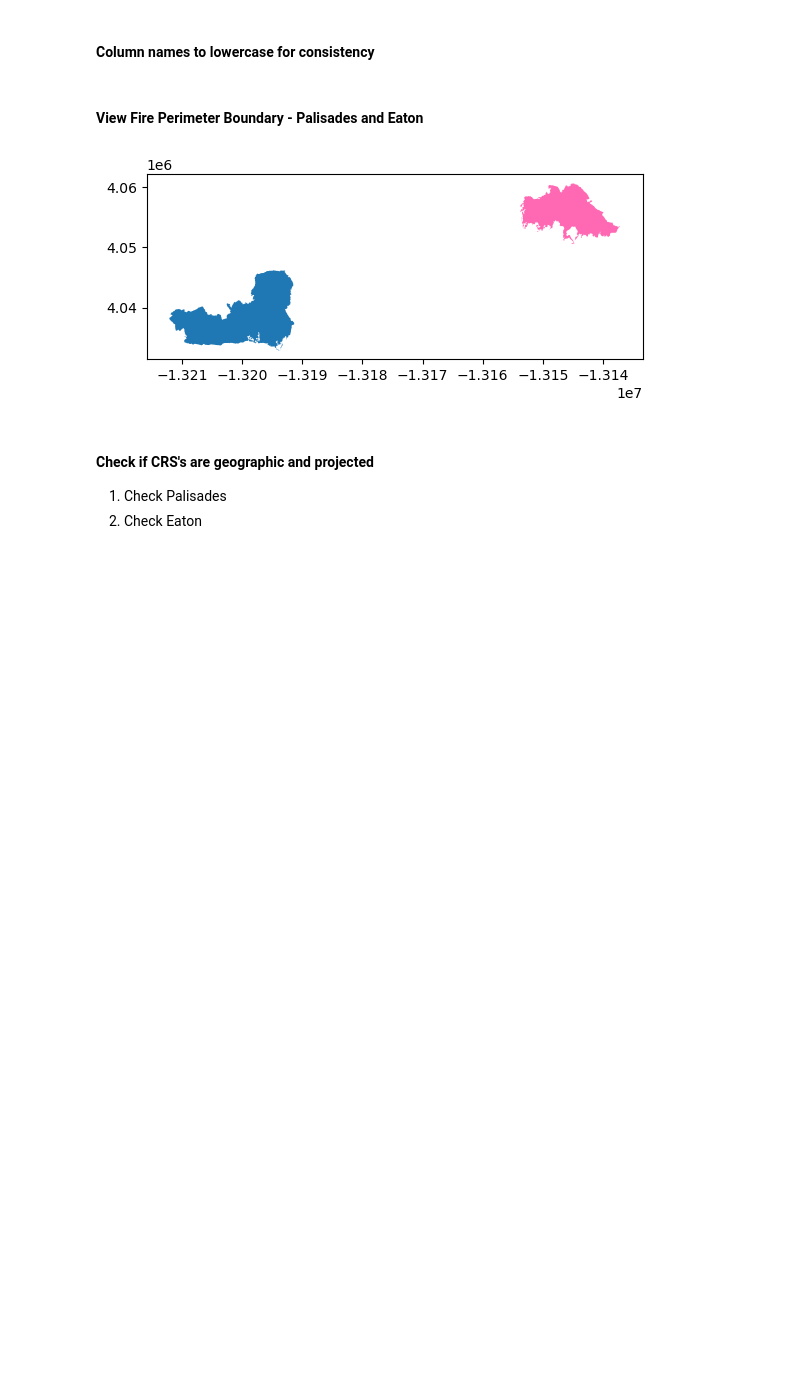
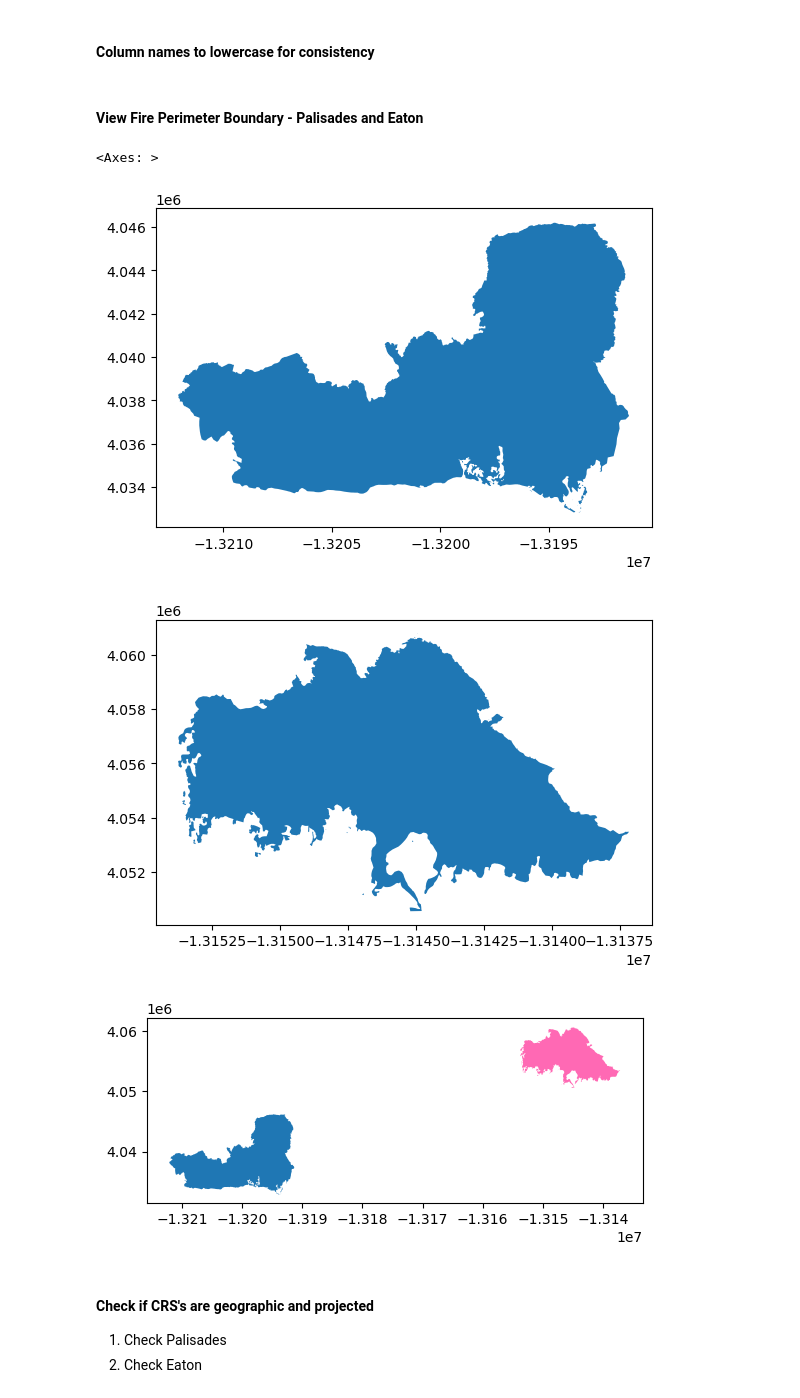
Before and after one commit to marietolteca00/eds220-hwk4, a Jupyter notebook: hwk4-task2-false-color-TOLTECA.ipynb, the cells around one changed output. Cells and saved outputs as stored; diff of their text form; code cells hidden in the pictures; blank space fills up the shorter version.

```diff
--- a/hwk4-task2-false-color-TOLTECA.ipynb
+++ b/hwk4-task2-false-color-TOLTECA.ipynb
@@ -112,11 +112,15 @@ for df in [palisades, eaton]:
 #### View Fire Perimeter Boundary - Palisades and Eaton
 # %%
 # View DF map
-palisades.plot(title= 'Palisade Fire Boundary')
+palisades.plot()
 
 
 # Second Map
 eaton.plot()
+# %% [output]
+<Axes: >
+[figure, added]
+[figure, added]
 # %%
 fig, ax = plt.subplots()
 
```
Also changed, not shown: parts of 3 cells of this notebook.
